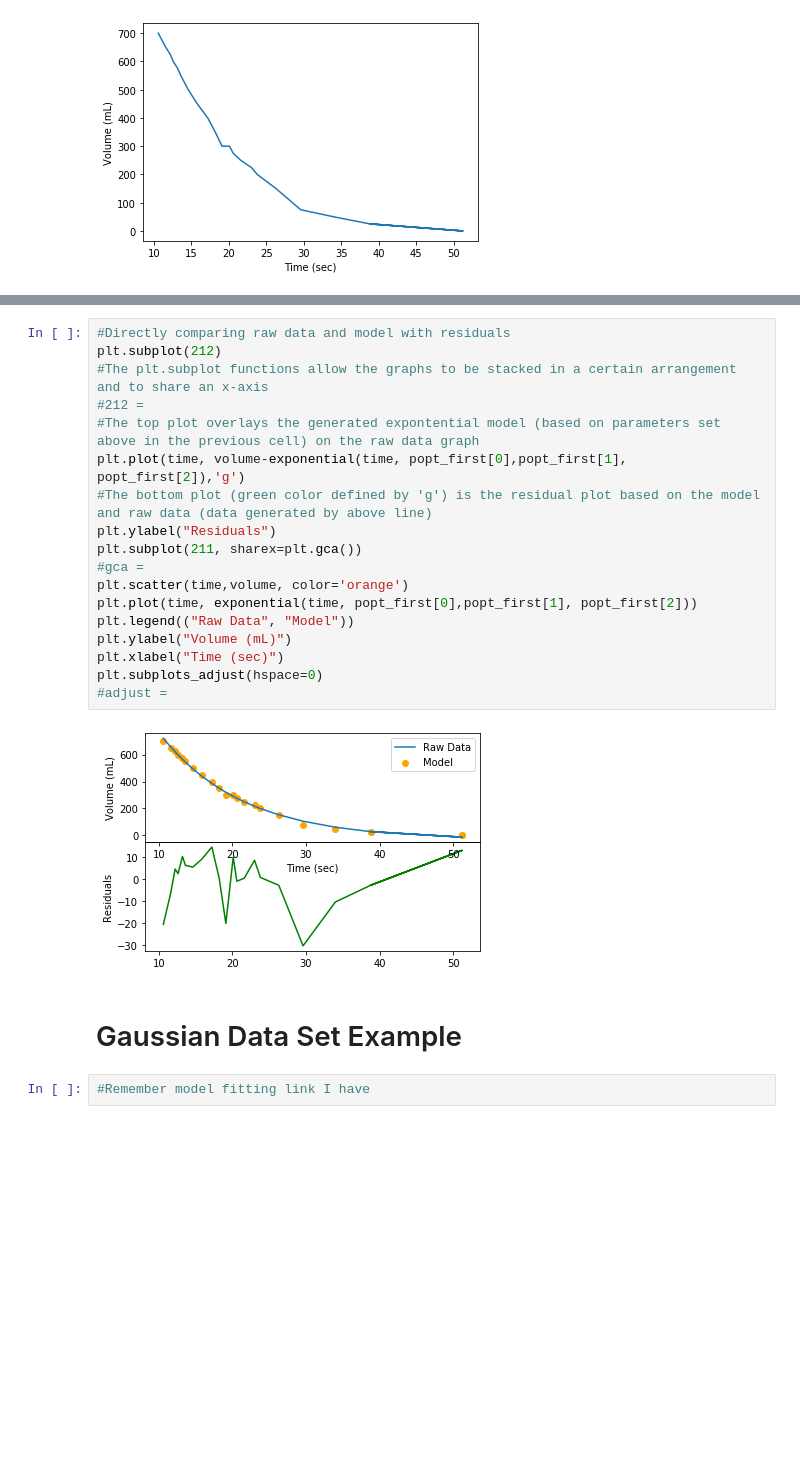
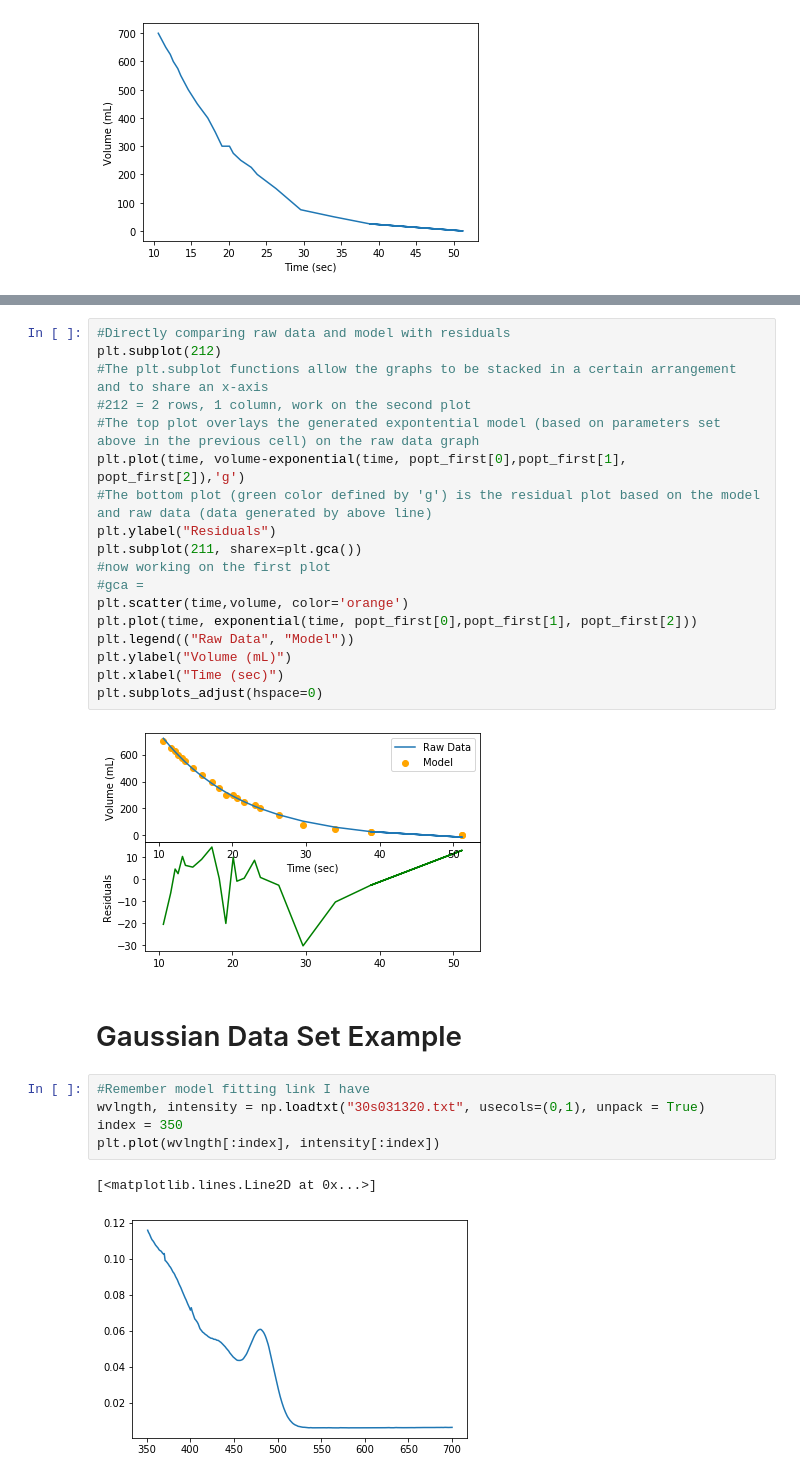
Before and after one commit to barnetk1/Test-repo, a Jupyter notebook: CHEM 399 Project 1_repo.ipynb, the cells around one changed output, grey strips where cells are left out. Drawn from its saved outputs; the diff is of its cells as text; blank space fills up the shorter version.

Commit message:
figured out issue
Was not editing right file

```diff
--- a/CHEM 399 Project 1.ipynb
+++ b/CHEM 399 Project 1_repo.ipynb
@@ -135,12 +149,13 @@ Text(0.5, 0, 'Parameters of Model Equation')
 #Directly comparing raw data and model with residuals
 plt.subplot(212)
 #The plt.subplot functions allow the graphs to be stacked in a certain arrangement and to share an x-axis
-#212 =
+#212 = 2 rows, 1 column, work on the second plot
 #The top plot overlays the generated expontential model (based on parameters set above in the previous cell) on the raw data graph
 plt.plot(time, volume-exponential(time, popt_first[0],popt_first[1], popt_first[2]),'g')
 #The bottom plot (green color defined by 'g') is the residual plot based on the model and raw data (data generated by above line)
 plt.ylabel("Residuals")
 plt.subplot(211, sharex=plt.gca())
+#now working on the first plot
 #gca =
 plt.scatter(time,volume, color='orange')
 plt.plot(time, exponential(time, popt_first[0],popt_first[1], popt_first[2]))
@@ -148,10 +163,15 @@ plt.legend(("Raw Data", "Model"))
 plt.ylabel("Volume (mL)")
 plt.xlabel("Time (sec)")
 plt.subplots_adjust(hspace=0)
-#adjust =
 # %% [output]
 [figure]
 # %% [markdown]
 # Gaussian Data Set Example
-# %%
-#Remember model fitting link I have
+# %%
+#Remember model fitting link I have
+wvlngth, intensity = np.loadtxt("30s031320.txt", usecols=(0,1), unpack = True)
+index = 350
+plt.plot(wvlngth[:index], intensity[:index])
+# %% [output]
+[<matplotlib.lines.Line2D at 0x...>]
+[figure, added]
```
Also changed, not shown: parts of 6 cells of this notebook.
